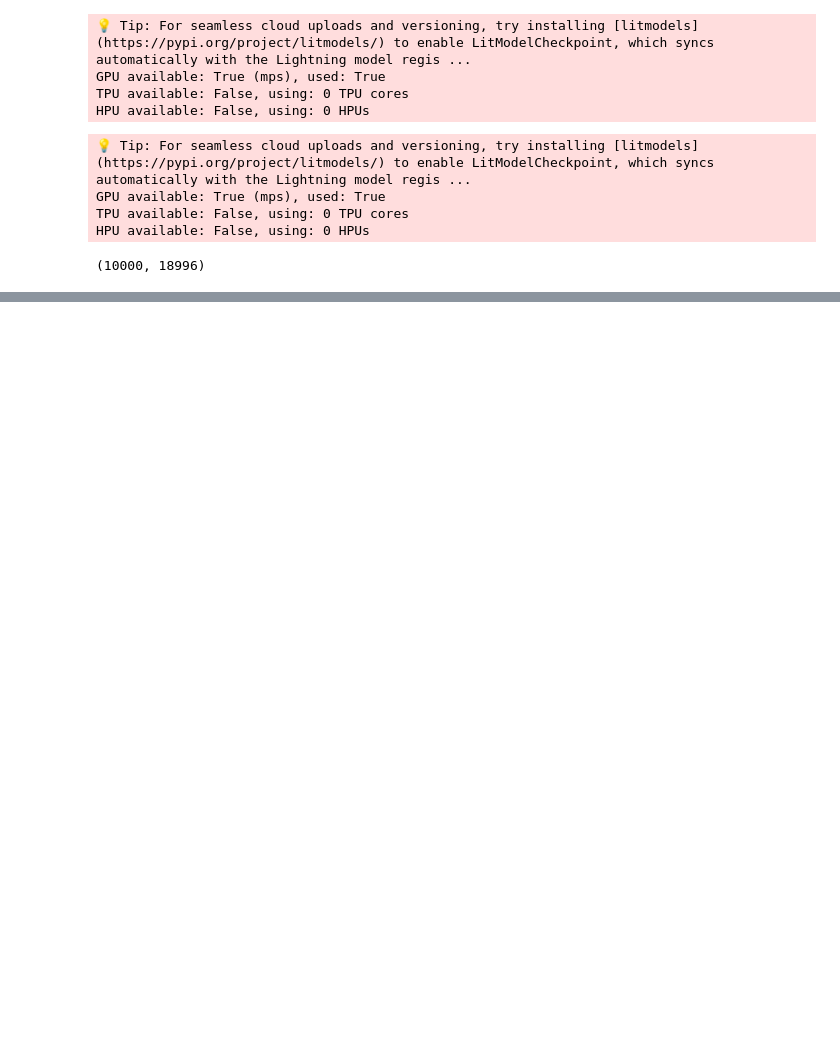
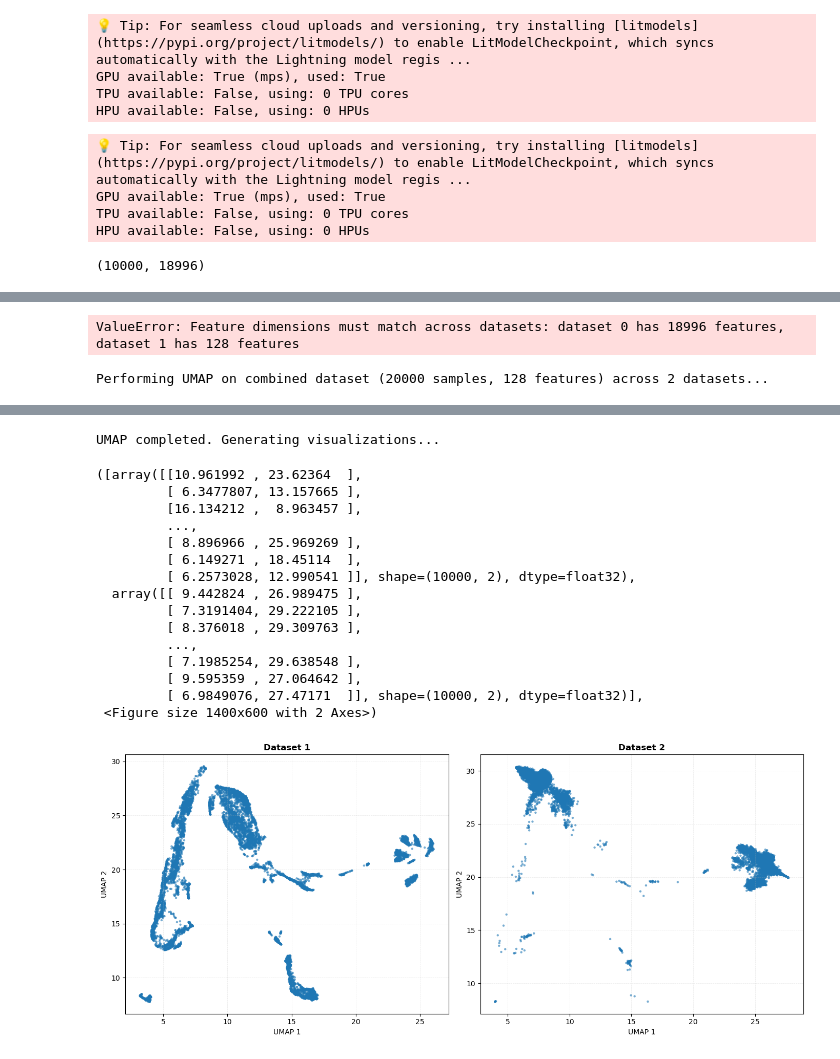
Before and after one commit to LangtianM/scDeepSim, a Jupyter notebook: experiments/muris.ipynb, the cells around one changed output, grey strips where cells are left out. Saved outputs shown, nothing was run; the diff lists cells and outputs as text; code cells hidden in the pictures; blank space fills up the shorter version.

```diff
--- a/experiments/muris.ipynb
+++ b/experiments/muris.ipynb
@@ -232,0 +308,16 @@ UMAP completed. Generating visualizations...
+# %%
+diffusion_standardized.eval()
+
+with torch.no_grad():
+    standardized_latent_samples = diffusion_standardized.sample(num_samples=10000,
+                                      sampling_timesteps=100,
+                                      ddim_sampling_eta=0.0,
+                                      use_ema=True,
+                                      clip_denoised=False)
+# %% [output]
+ValueError: Feature dimensions must match across datasets: dataset 0 has 18996 features, dataset 1 has 128 features
+# %%
+scaled_encoded_10k = standard_scaler.transform(encoded_10k)
+compare_umap([scaled_encoded_10k, standardized_latent_samples])
+# %% [output]
+Performing UMAP on combined dataset (20000 samples, 128 features) across 2 datasets...
@@ -232,0 +325,17 @@ UMAP completed. Generating visualizations...
+UMAP completed. Generating visualizations...
+([array([[10.961992 , 23.62364  ],
+         [ 6.3477807, 13.157665 ],
+         [16.134212 ,  8.963457 ],
+         ...,
+         [ 8.896966 , 25.969269 ],
+         [ 6.149271 , 18.45114  ],
+         [ 6.2573028, 12.990541 ]], shape=(10000, 2), dtype=float32),
+  array([[ 9.442824 , 26.989475 ],
+         [ 7.3191404, 29.222105 ],
+         [ 8.376018 , 29.309763 ],
+         ...,
+         [ 7.1985254, 29.638548 ],
+         [ 9.595359 , 27.064642 ],
+         [ 6.9849076, 27.47171  ]], shape=(10000, 2), dtype=float32)],
+ <Figure size 1400x600 with 2 Axes>)
+[figure, added]
```
Also changed, not shown: parts of 18 cells of this notebook, 1 other file.
